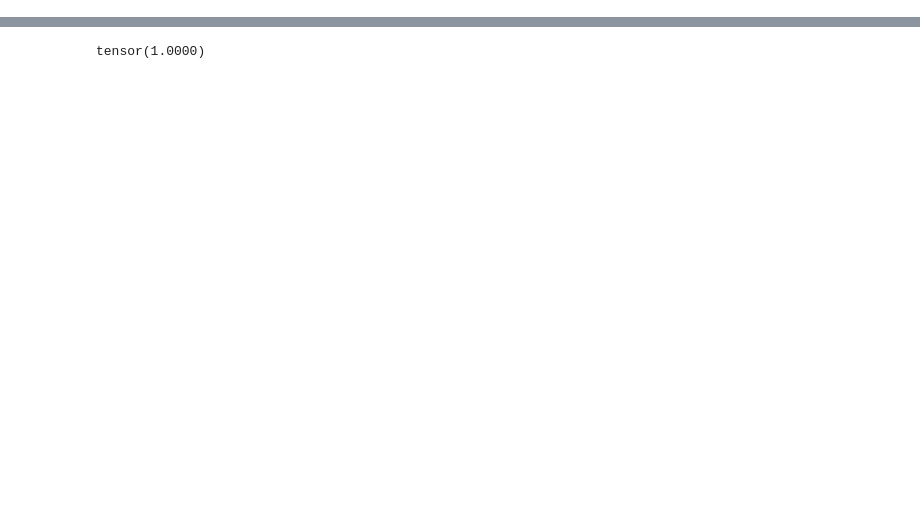
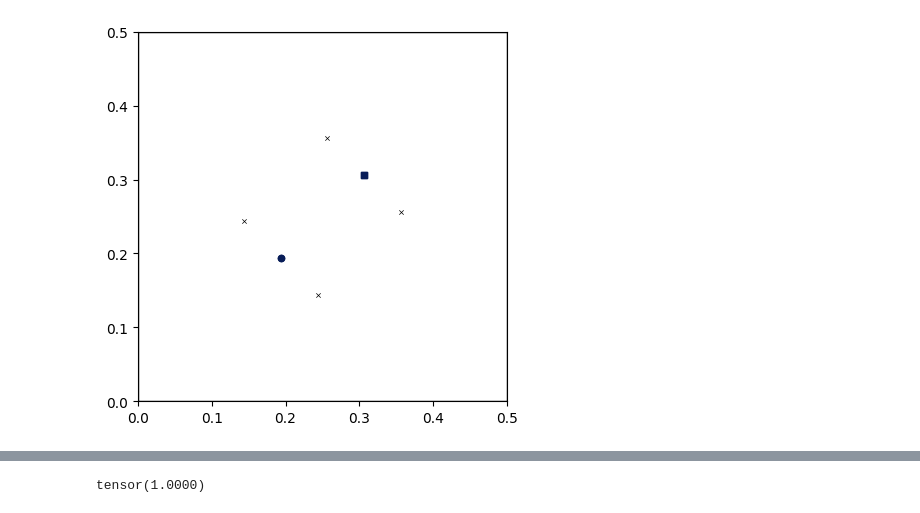
Before and after one commit to ovistetom/mix-ears-wham, a Jupyter notebook: src/test.ipynb, the cells around one changed output, grey strips where cells are left out. Saved outputs shown, nothing was run; the diff lists cells and outputs as text; code cells hidden in the pictures; blank space fills up the shorter version.

```diff
--- a/src/test.ipynb
+++ b/src/test.ipynb
@@ -3,0 +64,33 @@ import torchaudio
+# %%
+# def define_mics_position(ears_pos, head_pitch, mic_dist=0.1):
+#     ear_center_l, ear_center_r = ears_pos
+#     lex, ley, lez = ear_center_l
+#     rex, rey, rez = ear_center_r
+#     # Left mic, above left ear.
+#     mic_l_u = np.array([lex, ley - mic_dist*np.sin(head_pitch), lez + mic_dist*np.cos(head_pitch)])
+#     # Left mic, below left ear.
+#     mic_l_d = np.array([lex, ley + mic_dist*np.sin(head_pitch), lez - mic_dist*np.cos(head_pitch)])
+#     # Right mic, above right ear.
+#     mic_r_u = np.array([rex, rey - mic_dist*np.sin(head_pitch), rez + mic_dist*np.cos(head_pitch)])
+#     # Right mic, below right ear.
+#     mic_r_d = np.array([rex, rey + mic_dist*np.sin(head_pitch), rez - mic_dist*np.cos(head_pitch)])
+
+#     return np.array([mic_l_u, mic_l_d, mic_r_u, mic_r_d])
+
+    # ear_center_l = np.array([hpx - rdx*np.cos(head_yaw), hpy - rdx*np.sin(head_yaw), hpz])
+    # ear_center_r = np.array([hpx + rdx*np.cos(head_yaw), hpy + rdx*np.sin(head_yaw), hpz])
+
+def define_mics_position(ears_pos, head_yaw, head_pitch, mic_dist=0.1):
+    ear_center_l, ear_center_r = ears_pos
+    lex, ley, lez = ear_center_l
+    rex, rey, rez = ear_center_r
+    # Left mic, above left ear.
+    mic_l_u = np.array([lex + mic_dist*np.sin(head_pitch)*np.sin(head_yaw), ley - mic_dist*np.sin(head_pitch)*np.cos(head_yaw), lez + mic_dist*np.cos(head_pitch)])
+    # Left mic, below left er.
+    mic_l_d = np.array([lex - mic_dist*np.sin(head_pitch)*np.sin(head_yaw), ley + mic_dist*np.sin(head_pitch)*np.cos(head_yaw), lez - mic_dist*np.cos(head_pitch)])
+    # Right mic, above right ear.
+    mic_r_u = np.array([rex + mic_dist*np.sin(head_pitch)*np.sin(head_yaw), rey - mic_dist*np.sin(head_pitch)*np.cos(head_yaw), rez + mic_dist*np.cos(head_pitch)])
+    # Right mic, below right ear.
+    mic_r_d = np.array([rex - mic_dist*np.sin(head_pitch)*np.sin(head_yaw), rey + mic_dist*np.sin(head_pitch)*np.cos(head_yaw), rez - mic_dist*np.cos(head_pitch)])
+
+    return np.array([mic_l_u, mic_l_d, mic_r_u, mic_r_d])
@@ -3,0 +112,9 @@ import torchaudio
+# %%
+# VU DU HAUT
+room = pra.ShoeBox(room_dim[:2])
+room.add_source(ears_pos[0][:2])
+room.add_source(ears_pos[1][:2])
+room.add_microphone_array(mics_pos.T[:2])
+room.plot();
+# %% [output]
+[figure, added]
```
Also changed, not shown: parts of 17 cells of this notebook, 1 other file.
